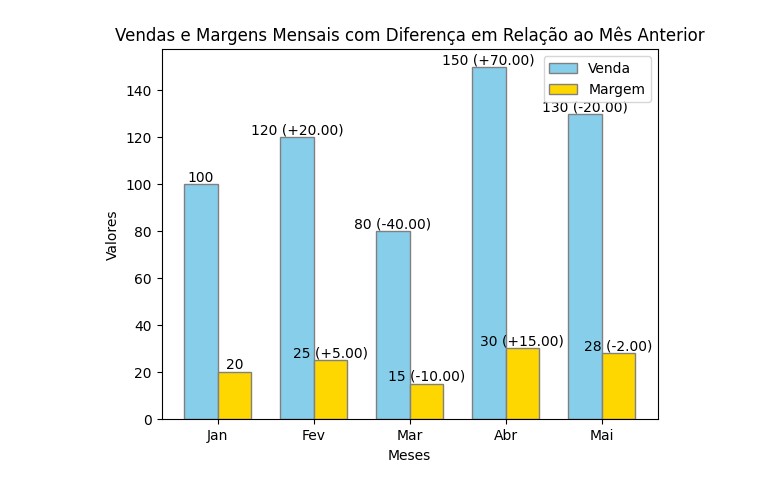
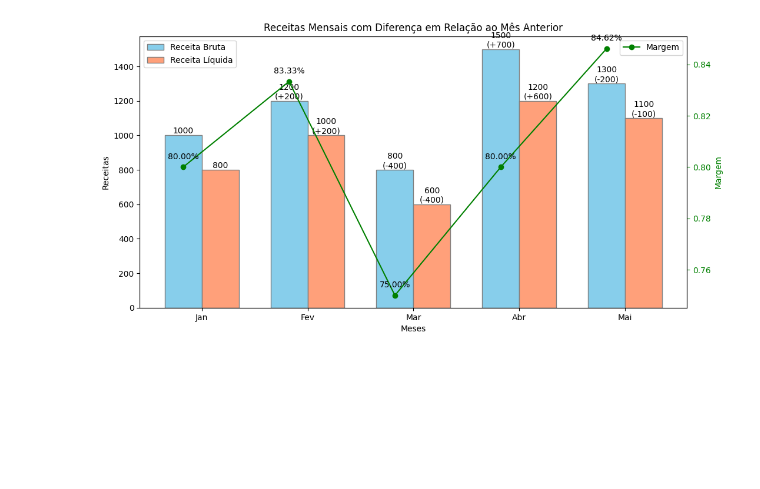
Before and after one commit to JoreuKonrad/Starting_my_Journey, a Jupyter notebook: ChatGPT/ExcelPivot/acm.ipynb, the cells around one changed output. Cells and saved outputs as stored; diff of their text form; code cells hidden in the pictures; blank space fills up the shorter version.

```diff
--- a/ChatGPT/ExcelPivot/acm.ipynb
+++ b/ChatGPT/ExcelPivot/acm.ipynb
@@ -1,70 +1,85 @@
 # %%
 import matplotlib.pyplot as plt
 import numpy as np
 
-def criar_grafico(vendas_mensais, margens_mensais):
-    meses = list(vendas_mensais.keys())
-    valores_venda = list(vendas_mensais.values())
-    valores_margem = list(margens_mensais.values())
+def criar_grafico(receita_bruta, receita_liquida):
+    meses = list(receita_bruta.keys())
+    valores_bruta = list(receita_bruta.values())
+    valores_liquida = list(receita_liquida.values())
 
-    # Calcula a diferença em relação ao mês anterior para vendas
-    diferenca_venda = [valores_venda[i] - valores_venda[i-1] if i > 0 else 0 for i in range(len(valores_venda))]
+    # Calcula a diferença em relação ao mês anterior para receita bruta e líquida
+    diferenca_bruta = [valores_bruta[i] - valores_bruta[i-1] if i > 0 else 0 for i in range(len(valores_bruta))]
+    diferenca_liquida = [valores_liquida[i] - valores_liquida[i-1] if i > 0 else 0 for i in range(len(valores_liquida))]
 
-    # Calcula a diferença em relação ao mês anterior para margens
-    diferenca_margem = [valores_margem[i] - valores_margem[i-1] if i > 0 else 0 for i in range(len(valores_margem))]
+    # Calcula a margem como a razão entre valores_liquida e valores_bruta
+    margens_mensais = [val_liquida / val_bruta if val_bruta != 0 else 0 for val_bruta, val_liquida in zip(valores_bruta, valores_liquida)]
 
-    # Cria o gráfico de barras agrupadas
+    # Cria o gráfico de barras agrupadas e gráfico de linha com tamanho maior
+    fig, ax1 = plt.subplots(figsize=(12, 6))
+
+    # Adiciona as barras de receita bruta e líquida com cores claras
     barWidth = 0.35
-    r1 = np.arange(len(valores_venda))
+    r1 = np.arange(len(valores_bruta))
     r2 = [x + barWidth for x in r1]
 
-    fig, ax = plt.subplots()
+    bars_bruta = ax1.bar(r1, valores_bruta, width=barWidth, color='#87CEEB', edgecolor='grey', label='Receita Bruta')
+    bars_liquida = ax1.bar(r2, valores_liquida, width=barWidth, color='#FFA07A', edgecolor='grey', label='Receita Líquida')
 
-    # Adiciona as barras de venda com cores claras
-    bars_venda = ax.bar(r1, valores_venda, width=barWidth, color='#87CEEB', edgecolor='grey', label='Venda')
-
-    # Adiciona as barras de margem com cores claras
-    bars_margem = ax.bar(r2, valores_margem, width=barWidth, color='#FFD700', edgecolor='grey', label='Margem')
-
-    # Adiciona os valores de venda e diferença acima das barras de venda
-    for i, (bar, val, diff) in enumerate(zip(bars_venda, valores_venda, diferenca_venda)):
+    # Adiciona os valores de receita bruta e diferença acima das barras de receita bruta
+    for i, (bar, val_bruta, val_liquida, diff_bruta) in enumerate(zip(bars_bruta, valores_bruta, valores_liquida, diferenca_bruta)):
         height = bar.get_height()
         if i > 0:
-            if diff >= 0:
-                ax.text(bar.get_x() + bar.get_width() / 2, height + 0.1, f"{val} (+{diff:.2f})", ha='center', va='bottom')
+            if diff_bruta >= 0:
+                ax1.text(bar.get_x() + bar.get_width() / 2, height + 0.1, f"{val_bruta}\n({diff_bruta:+.0f})", ha='center', va='bottom', color='black')
             else:
-                ax.text(bar.get_x() + bar.get_width() / 2, height + 0.1, f"{val} ({diff:.2f})", ha='center', va='bottom')
+                ax1.text(bar.get_x() + bar.get_width() / 2, height + 0.1, f"{val_bruta}\n({diff_bruta:.0f})", ha='center', va='bottom', color='black')
         else:
-            ax.text(bar.get_x() + bar.get_width() / 2, height + 0.1, f"{val}", ha='center', va='bottom')
+            ax1.text(bar.get_x() + bar.get_width() / 2, height + 0.1, f"{val_bruta}", ha='center', va='bottom', color='black')
 
-    # Adiciona os valores de margem acima das barras de margem, sem a diferença para a primeira barra
-    for i, (bar, val, diff) in enumerate(zip(bars_margem, valores_margem, diferenca_margem)):
+    # Adiciona os valores de receita líquida e diferença acima das barras de receita líquida
+    for i, (bar, val_bruta, val_liquida, diff_liquida) in enumerate(zip(bars_liquida, valores_bruta, valores_liquida, diferenca_liquida)):
         height = bar.get_height()
         if i > 0:
-            if diff >= 0:
-                ax.text(bar.get_x() + bar.get_width() / 2, height + 0.1, f"{val} (+{diff:.2f})", ha='center', va='bottom')
+            if diff_liquida >= 0:
+                ax1.text(bar.get_x() + bar.get_width() / 2, height + 0.1, f"{val_liquida}\n({diff_liquida:+.0f})", ha='center', va='bottom', color='black')
             else:
-                ax.text(bar.get_x() + bar.get_width() / 2, height + 0.1, f"{val} ({diff:.2f})", ha='center', va='bottom')
+                ax1.text(bar.get_x() + bar.get_width() / 2, height + 0.1, f"{val_liquida}\n({diff_liquida:.0f})", ha='center', va='bottom', color='black')
         else:
-            ax.text(bar.get_x() + bar.get_width() / 2, height + 0.1, f"{val}", ha='center', va='bottom')
+            ax1.text(bar.get_x() + bar.get_width() / 2, height + 0.1, f"{val_liquida}", ha='center', va='bottom', color='black')
 
-    # Adiciona rótulos e título
-    plt.xlabel('Meses')
-    plt.ylabel('Valores')
-    plt.title('Vendas e Margens Mensais com Diferença em Relação ao Mês Anterior')
-    plt.xticks([r + barWidth/2 for r in range(len(valores_venda))], meses)
+    # Adiciona rótulos e título para o eixo Y da esquerda
+    ax1.set_xlabel('Meses')
+    ax1.set_ylabel('Receitas', color='black')
+    ax1.tick_params('y', colors='black')
+    ax1.set_title('Receitas Mensais com Diferença em Relação ao Mês Anterior')
+    ax1.set_xticks([r + barWidth/2 for r in range(len(valores_bruta))])
+    ax1.set_xticklabels(meses)
 
-    # Adiciona legenda
-    ax.legend()
+    # Adiciona legenda para o eixo Y da esquerda
+    ax1.legend(loc='upper left')
+
+    # Adiciona o eixo Y da direita para a margem (gráfico de linha)
+    ax2 = ax1.twinx()
+    linha_margem = ax2.plot(meses, margens_mensais, color='green', marker='o', label='Margem')
+
+    # Adiciona os valores de margem próximos aos pontos da linha
+    for i, txt in enumerate(margens_mensais):
+        ax2.annotate(f"{txt:.2%}", (meses[i], margens_mensais[i]), textcoords="offset points", xytext=(0,10), ha='center')
+
+    ax2.set_ylabel('Margem', color='green')
+    ax2.tick_params('y', colors='green')
+
+    # Adiciona legenda para o eixo Y da direita
+    ax2.legend(loc='upper right')
 
     # Exibe o gráfico
     plt.show()
 
-# Exemplo de dados de vendas e margens mensais (substitua com seus próprios dados)
-vendas_mensais = {'Jan': 100, 'Fev': 120, 'Mar': 80, 'Abr': 150, 'Mai': 130}
-margens_mensais = {'Jan': 20, 'Fev': 25, 'Mar': 15, 'Abr': 30, 'Mai': 28}
+# Exemplo de dados de receita bruta e receita líquida (substitua com seus próprios dados)
+receita_bruta = {'Jan': 1000, 'Fev': 1200, 'Mar': 800, 'Abr': 1500, 'Mai': 1300}
+receita_liquida = {'Jan': 800, 'Fev': 1000, 'Mar': 600, 'Abr': 1200, 'Mai': 1100}
 
 # Chama a função para criar o gráfico
-criar_grafico(vendas_mensais, margens_mensais)
+criar_grafico(receita_bruta, receita_liquida)
 # %% [output]
-[figure, old version]
+[figure, new version]
```
